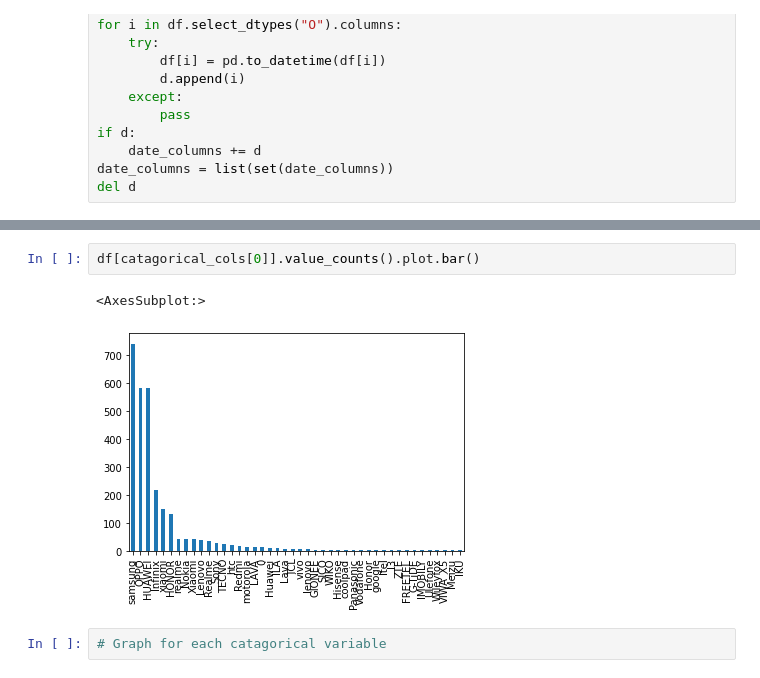
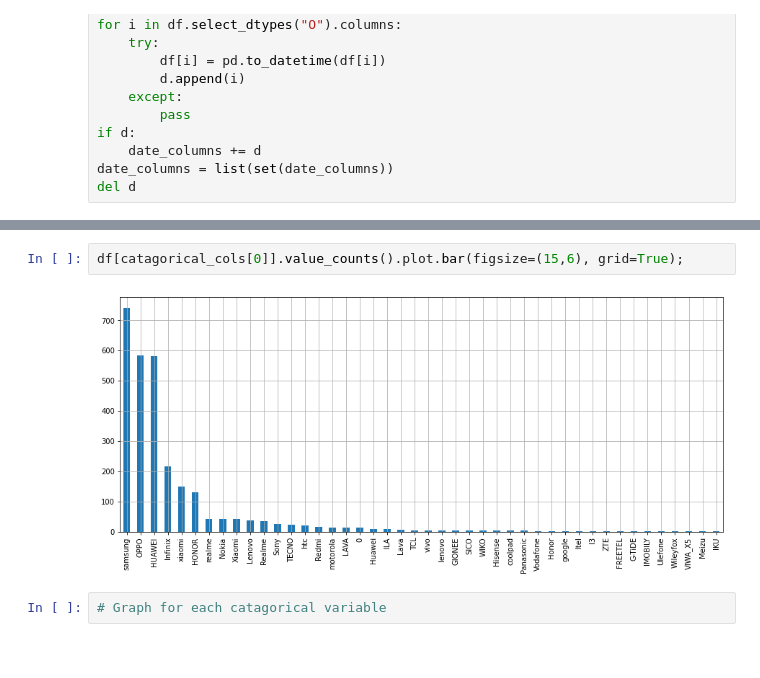
Before and after one commit to amirsaleem1990/Machine-learning, a Jupyter notebook: EDA-in-python/Untitled.ipynb, the cells around one changed output, grey strips where cells are left out. Drawn from its saved outputs; the diff is of its cells as text.

```diff
--- a/EDA-in-python/Untitled.ipynb
+++ b/EDA-in-python/Untitled.ipynb
@@ -248,10 +248,9 @@ catagorical_summary
 |  | count | nunique | Most frequent value Ratio | Least frequent value Ratio | Values occured only once Ratio |
 | brand | 2803 | 44 | 26.4 | 0.04 | 0.36 |
 # %%
-df[catagorical_cols[0]].value_counts().plot.bar()
+df[catagorical_cols[0]].value_counts().plot.bar(figsize=(15,6), grid=True);
 # %% [output]
-<AxesSubplot:>
-[figure, old version]
+[figure, new version]
 # %%
 # Graph for each catagorical variable
 # %% [markdown]
```
